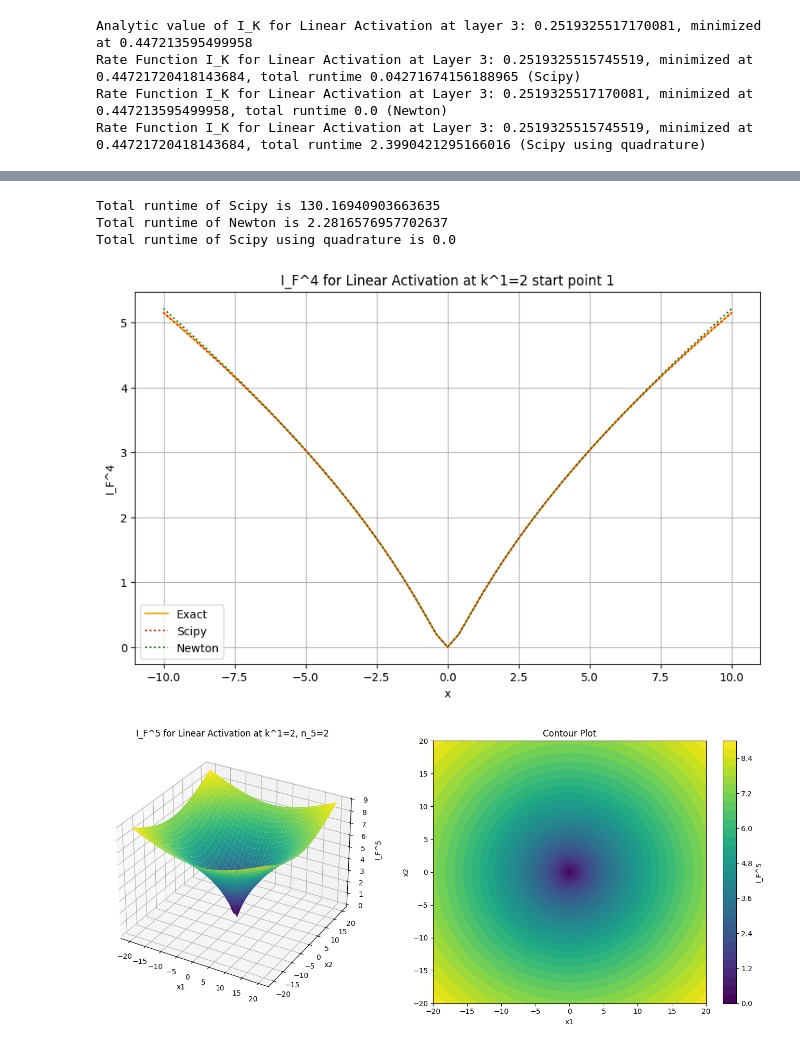
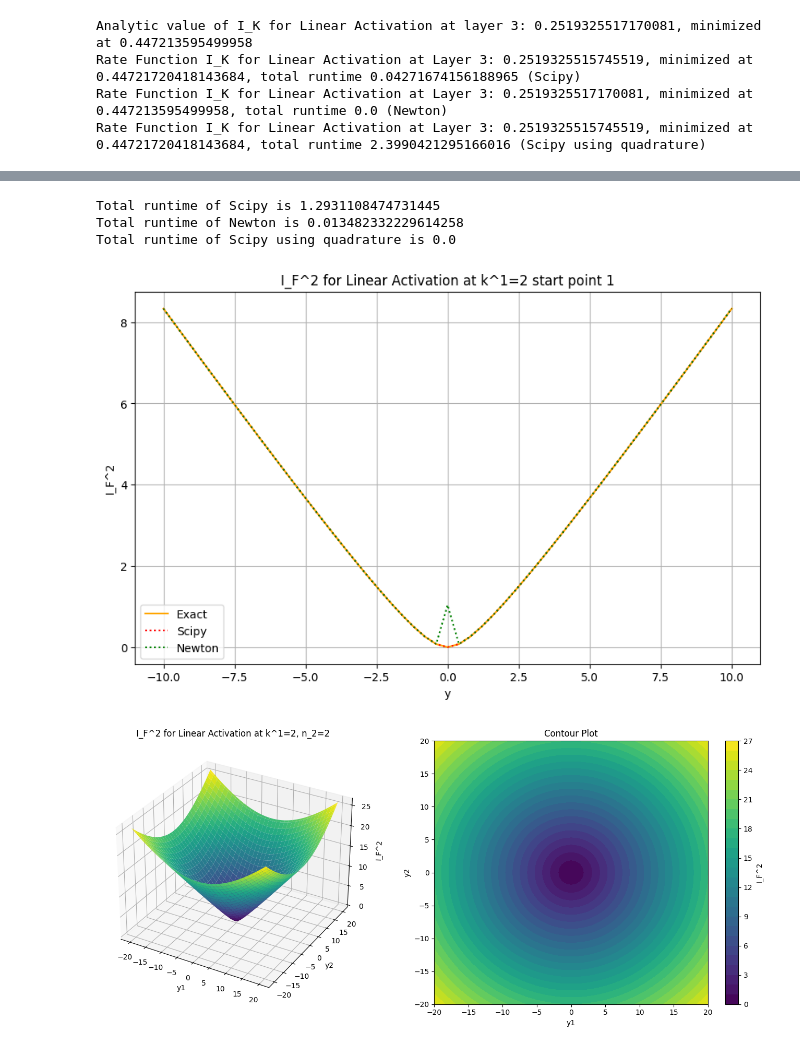
Before and after one commit to gzito7/LDthesis, a Jupyter notebook: rate_Linear.ipynb, the cells around one changed output, grey strips where cells are left out. Drawn from its saved outputs; the diff is of its cells as text; code cells hidden in the pictures.

```diff
--- a/rate_Linear.ipynb
+++ b/rate_Linear.ipynb
@@ -567,82 +576,84 @@ Rate Function I_F for Linear activation at Layer 2: 5.0000001110223026e-09, mini
 import time as tm
 
 # Range of x values
-x_values = np.linspace(-10, 10, 51)
+y_values = np.linspace(-10, 10, 51)
 k_input = 2
-layer = 3
+layer = 1
 start_point = 1
 
     # Analytic solution
-results_lin = [I_F_linear(x, k_input, layer)[0] for x in x_values]
+results_lin = [I_F_linear(y, k_input, layer)[0] for y in y_values]
     # Scipy optimization
 start = tm.time()
-results_scipy = [I_F_Scipy(x, k_input, layer, True, start_point)[0] for x in x_values]
+results_scipy = [I_F_Scipy(y, k_input, layer, True, start_point)[0] for y in y_values]
 end = tm.time()
 print(f"Total runtime of Scipy is {end - start}")
     # Newton's method
 start = tm.time()
-results_newton = [I_F_Newton(x, k_input, layer, start_point)[0] for x in x_values]
+results_newton = [I_F_Newton(y, k_input, layer, start_point)[0] for y in y_values]
 end = tm.time()
 print(f"Total runtime of Newton is {end - start}")
     # Scipy optimization using quadrature
 start = tm.time()
-#results_scipy_q = [I_F_Scipy(x, k_input, layer, False, start_point)[0] for x in x_values]
+#results_scipy_q = [I_F_Scipy(y, k_input, layer, False, start_point)[0] for y in y_values]
 end = tm.time()
 print(f"Total runtime of Scipy using quadrature is {end - start}\n")
 
 # Plotting
 import matplotlib.pyplot as plt
 plt.figure(figsize = (10, 6))
-plt.plot(x_values, results_lin, label = 'Exact', linestyle = '-',  color = 'orange')
-plt.plot(x_values, results_scipy, label = 'Scipy', linestyle = ':', color = 'red')
-plt.plot(x_values, results_newton, label = f'Newton', linestyle = ':',  color = 'green')
-#plt.plot(x_values, results_scipy_q, label = 'Scipy (quadrature)', linestyle = ':', color = 'black')
+plt.plot(y_values, results_lin, label = 'Exact', linestyle = '-',  color = 'orange')
+plt.plot(y_values, results_scipy, label = 'Scipy', linestyle = ':', color = 'red')
+plt.plot(y_values, results_newton, label = f'Newton', linestyle = ':',  color = 'green')
+#plt.plot(y_values, results_scipy_q, label = 'Scipy (quadrature)', linestyle = ':', color = 'black')
 plt.title(f"I_F^{layer+1} for Linear Activation at k^1={k_input} start point {start_point}")
-plt.xlabel('x')
+plt.xlabel('y')
 plt.ylabel(f'I_F^{layer+1}')
 plt.grid()
 plt.legend()
+plt.savefig(f"I_F{layer+1}lin.pdf", format = "pdf")
 plt.show()
 # %% [output]
-Total runtime of Scipy is 130.16940903663635
-Total runtime of Newton is 2.2816576957702637
+Total runtime of Scipy is 1.2931108474731445
+Total runtime of Newton is 0.013482332229614258
 Total runtime of Scipy using quadrature is 0.0
-[figure, old version]
+[figure, new version]
 # %%
 # Plot I_F output dimension = 2
 import numpy as np
 
 # Range of x values
-x1_range = np.linspace(-20, 20, 101)
-x2_range = np.linspace(-20, 20, 101)
+y1_range = np.linspace(-20, 20, 101)
+y2_range = np.linspace(-20, 20, 101)
 # Grid points
-X1, X2 = np.meshgrid(x1_range, x2_range)
-x_values = np.stack([X1.ravel(), X2.ravel()], axis=1)
-layer = 4
+Y1, Y2 = np.meshgrid(y1_range, y2_range)
+y_values = np.stack([Y1.ravel(), Y2.ravel()], axis = 1)
+layer = 1
 k_input = 2
 
 # Analytic solution
-results = [I_F_linear(x, k_input, layer)[0] for x in x_values]
-results = np.array(results).reshape(X1.shape)
+results = [I_F_linear(y, k_input, layer)[0] for y in y_values]
+results = np.array(results).reshape(Y1.shape)
 
 # Plotting
 import matplotlib.pyplot as plt
 fig = plt.figure(figsize = (14, 6))
 # Plot 3D
 ax1 = fig.add_subplot(1, 2, 1, projection = '3d')
-ax1.plot_surface(X1, X2, results, cmap = 'viridis', edgecolor = 'none')
+ax1.plot_surface(Y1, Y2, results, cmap = 'viridis', edgecolor = 'none')
 ax1.set_title(f"I_F^{layer+1} for Linear Activation at k^1={k_input}, n_{layer+1}=2")
-ax1.set_xlabel('x1')
-ax1.set_ylabel('x2')
+ax1.set_xlabel('y1')
+ax1.set_ylabel('y2')
 ax1.set_zlabel(f'I_F^{layer+1}')
 # Contour plot
 ax2 = fig.add_subplot(1, 2, 2)
-contour = ax2.contourf(X1, X2, results, levels = 30, cmap = 'viridis')
+contour = ax2.contourf(Y1, Y2, results, levels = 30, cmap = 'viridis')
 fig.colorbar(contour, ax = ax2, label = f'I_F^{layer+1}')
 ax2.set_title(f"Contour Plot")
-ax2.set_xlabel('x1')
-ax2.set_ylabel('x2')
+ax2.set_xlabel('y1')
+ax2.set_ylabel('y2')
 plt.tight_layout()
+plt.savefig(f"I_F{layer+1}lin3D.pdf", format = "pdf")
 plt.show()
 # %% [output]
-[figure, old version]
+[figure, new version]
```
Also changed, not shown: parts of 6 cells of this notebook, 3 other files.
